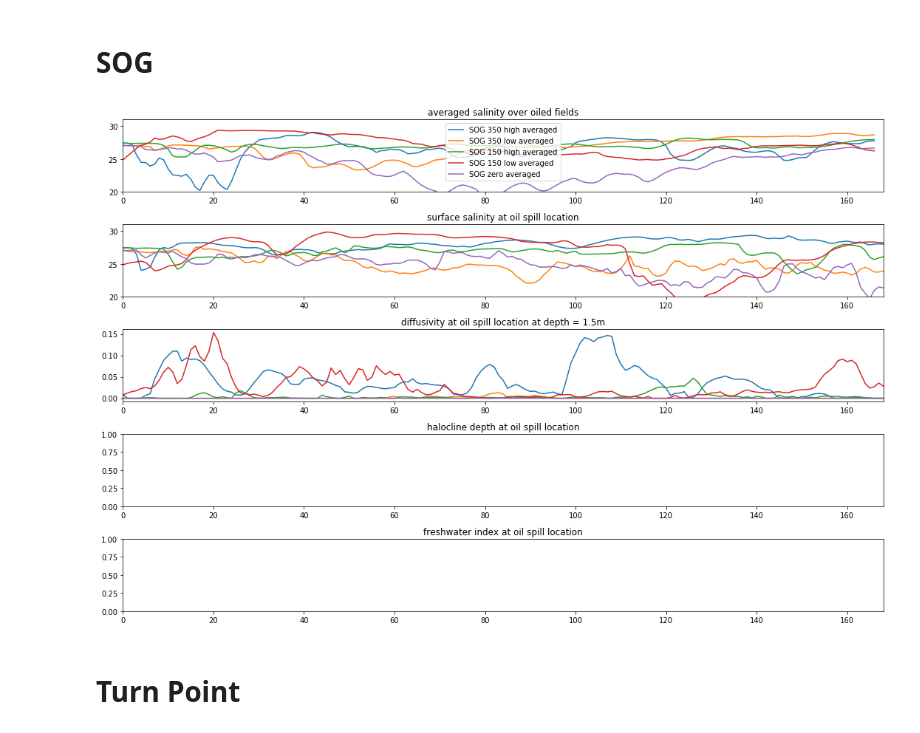
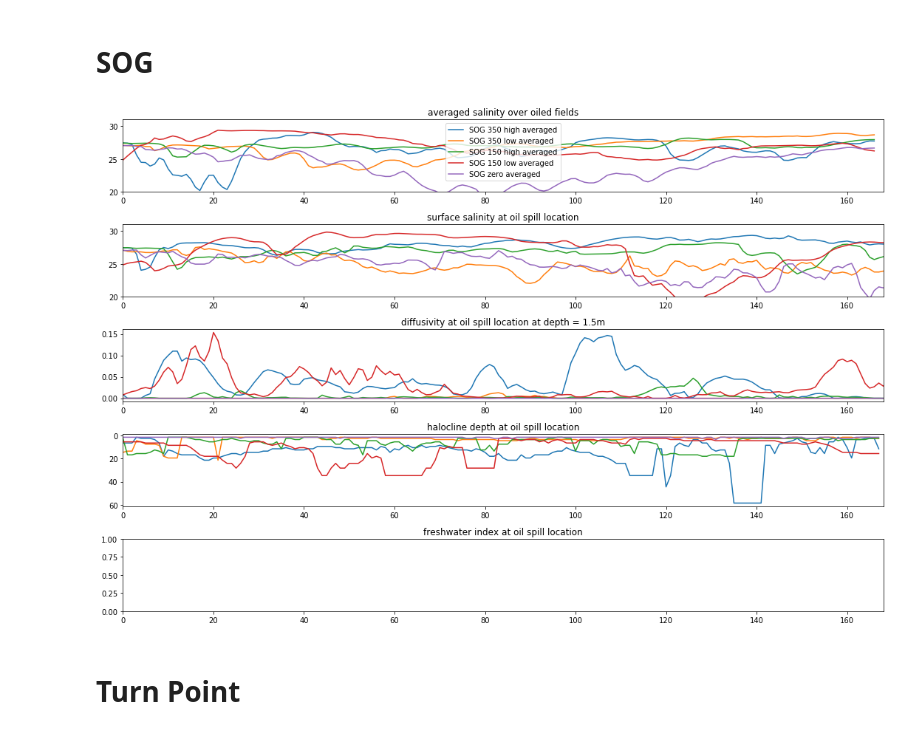
Before and after one commit to SalishSeaCast/analysis-vicky, a Jupyter notebook: notebooks/SixteenRuns.ipynb, the cells around one changed output. Drawn from its saved outputs; the diff is of its cells as text; code cells hidden in the pictures.

```diff
--- a/notebooks/SixteenRuns.ipynb
+++ b/notebooks/SixteenRuns.ipynb
@@ -239,6 +283,22 @@ for key in list(SOG350hight['Results']['Diffusivity'].keys()):
     SOGd2 = np.append(SOGd2, SOG150hight['Results']['Diffusivity'][key][-2, 251, 473])
     SOGd3 = np.append(SOGd3, SOG150lowt['Results']['Diffusivity'][key][-2, 251, 473])
     SOGd4 = np.append(SOGd4, zerot['Results']['Diffusivity'][key][-2, 251, 473])
+# %%
+SOGh0 = make_list_of_halocline(474, 252,
+                               np.sort(glob.glob('/data/vdo/results/completed-runs/fake_winds/SOG/fakewinds_01may16/*/*SalishSea*grid_T*'))[3:-1],
+                               np.sort(glob.glob('/data/vdo/results/completed-runs/fake_winds/SOG/fakewinds_01may16/*/*SalishSea*carp_T*'))[3:-1])
+SOGh1 = make_list_of_halocline(474, 252,
+                               np.sort(glob.glob('/data/vdo/results/completed-runs/fake_winds/SOG/fakewinds_02aug17/*/*SalishSea*grid_T*'))[3:-1],
+                               np.sort(glob.glob('/data/vdo/results/completed-runs/fake_winds/SOG/fakewinds_02aug17/*/*SalishSea*carp_T*'))[3:-1])
+SOGh2 = make_list_of_halocline(474, 252,
+                               np.sort(glob.glob('/data/vdo/results/completed-runs/fake_winds/SOG/fakewinds_08may17/*/*SalishSea*grid_T*'))[3:-1],
+                               np.sort(glob.glob('/data/vdo/results/completed-runs/fake_winds/SOG/fakewinds_08may17/*/*SalishSea*carp_T*'))[3:-1])
+SOGh3 = make_list_of_halocline(474, 252,
+                               np.sort(glob.glob('/data/vdo/results/completed-runs/fake_winds/SOG/fakewinds_10nov17/*/*SalishSea*grid_T*'))[3:-1],
+                               np.sort(glob.glob('/data/vdo/results/completed-runs/fake_winds/SOG/fakewinds_10nov17/*/*SalishSea*carp_T*'))[3:-1])
+SOGh4 = make_list_of_halocline(474, 252,
+                               np.sort(glob.glob('/data/vdo/results/completed-runs/fake_winds/zero_winds/*/*SalishSea*grid_T*'))[3:-1],
+                               np.sort(glob.glob('/data/vdo/results/completed-runs/fake_winds/zero_winds/*/*SalishSea*carp_T*'))[3:-1])
 # %% [markdown]
 # SOG
 # %%
@@ -248,34 +308,40 @@ ax[0].plot(SOG350lowsal, label = 'SOG 350 low averaged')
 ax[0].plot(SOG150highsal, label = 'SOG 150 high averaged')
 ax[0].plot(SOG150lowsal, label = 'SOG 150 low averaged')
 ax[0].plot(SOGzerosal, label = 'SOG zero averaged')
 ax[0].legend()
 ax[0].set_title('averaged salinity over oiled fields')
 ax[0].set_ylim(20,31);
 
 ax[1].plot(SOGs0, label = 'SOG 350 high')
 ax[1].plot(SOGs1,label = 'SOG 350 low')
 ax[1].plot(SOGs2,  label = 'SOG 150 high')
 ax[1].plot(SOGs3, label = 'SOG 150 low')
 ax[1].plot(SOGs4, label = 'SOG zero')
 ax[1].set_title('surface salinity at oil spill location')
 ax[1].set_ylim(20,31);
 
 ax[2].plot(SOGd0, label = 'SOG 350 high')
 ax[2].plot(SOGd1,label = 'SOG 350 low')
 ax[2].plot(SOGd2,  label = 'SOG 150 high')
 ax[2].plot(SOGd3, label = 'SOG 150 low')
 ax[2].plot(SOGd4, label = 'SOG zero')
 ax[2].set_title('diffusivity at oil spill location at depth = 1.5m')
 
+ax[3].plot(SOGh0)
+ax[3].plot(SOGh1)
+ax[3].plot(SOGh2)
+ax[3].plot(SOGh3)
+ax[3].plot(SOGh4)
+ax[3].invert_yaxis()
 ax[3].set_title('halocline depth at oil spill location')
 
 ax[4].set_title('freshwater index at oil spill location')
 
 for a in ax:
     a.set_xlim(0,168)
 plt.tight_layout()
 # %% [output]
-[figure, old version]
+[figure, new version]
 # %% [markdown]
 # Turn Point
 # %%
```
Also changed, not shown: parts of 12 cells of this notebook.
